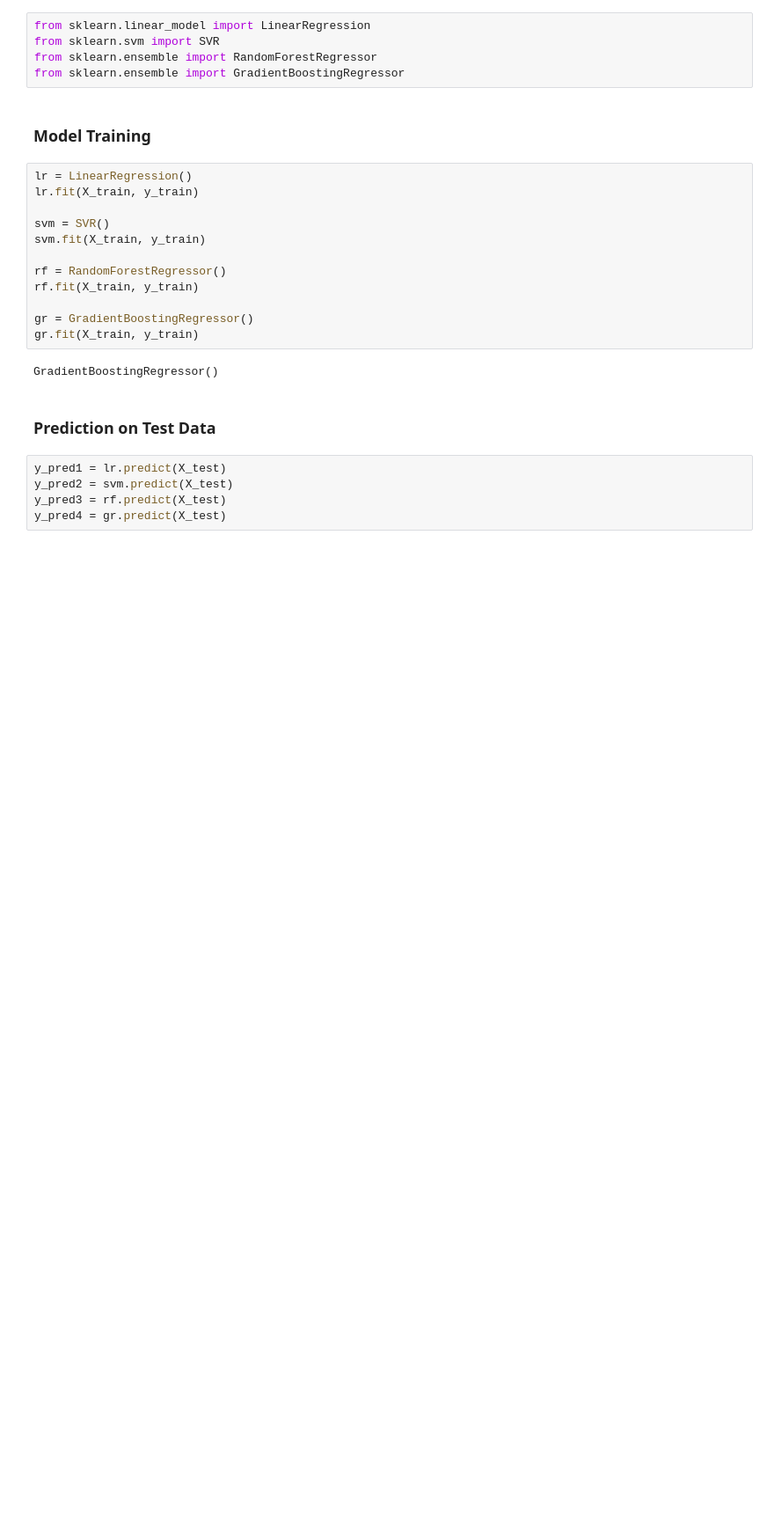
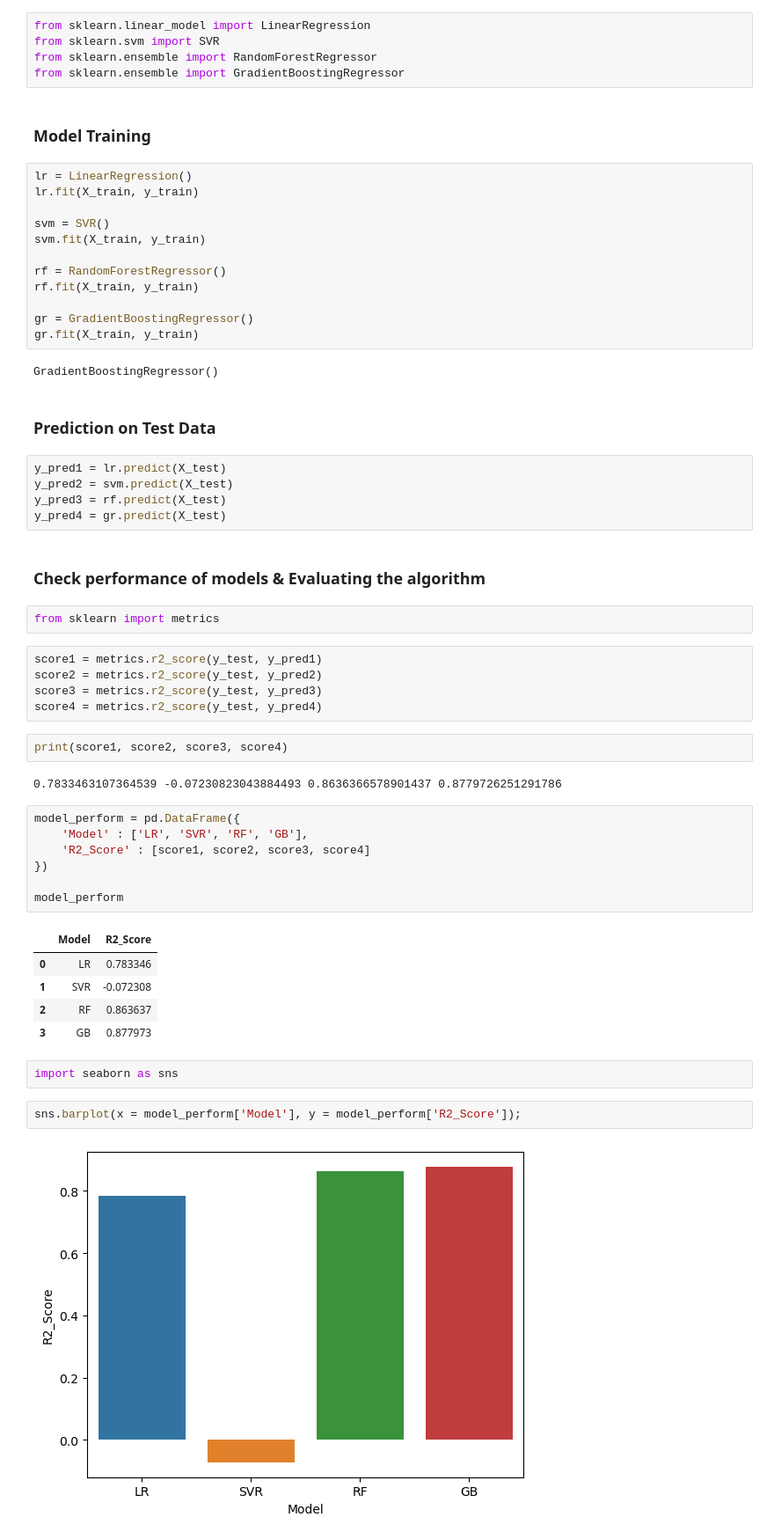
Before and after one commit to Edy-Mochamad/Machine_Learning_project-Insurance_Cost, a Jupyter notebook: notebook.ipynb, the cells around one changed output. Shown: that part at 88% size. Saved outputs shown, nothing was run; the diff lists cells and outputs as text; blank space fills up the shorter version.

Commit message:
check performance & evaluating algorithm

```diff
--- a/notebook.ipynb
+++ b/notebook.ipynb
@@ -151,3 +151,35 @@ y_pred1 = lr.predict(X_test)
 y_pred2 = svm.predict(X_test)
 y_pred3 = rf.predict(X_test)
 y_pred4 = gr.predict(X_test)
+# %% [markdown]
+### **Check performance of models & Evaluating the algorithm**
+# %%
+from sklearn import metrics
+# %%
+score1 = metrics.r2_score(y_test, y_pred1)
+score2 = metrics.r2_score(y_test, y_pred2)
+score3 = metrics.r2_score(y_test, y_pred3)
+score4 = metrics.r2_score(y_test, y_pred4)
+# %%
+print(score1, score2, score3, score4)
+# %% [output]
+0.7833463107364539 -0.07230823043884493 0.8636366578901437 0.8779726251291786
+# %%
+model_perform = pd.DataFrame({
+    'Model' : ['LR', 'SVR', 'RF', 'GB'],
+    'R2_Score' : [score1, score2, score3, score4]
+})
+
+model_perform
+# %% [output]
+|  | Model | R2_Score |
+| 0 | LR | 0.783346 |
+| 1 | SVR | -0.072308 |
+| 2 | RF | 0.863637 |
+| 3 | GB | 0.877973 |
+# %%
+import seaborn as sns
+# %%
+sns.barplot(x = model_perform['Model'], y = model_perform['R2_Score']);
+# %% [output]
+[figure, added]
```
